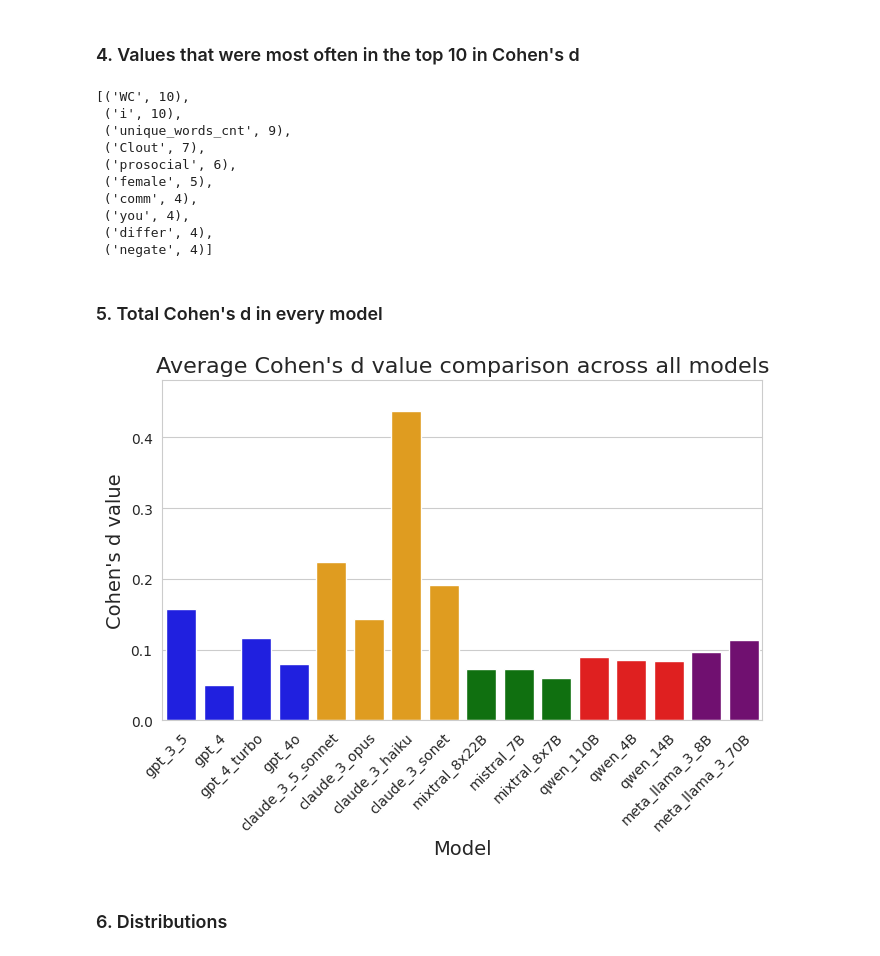
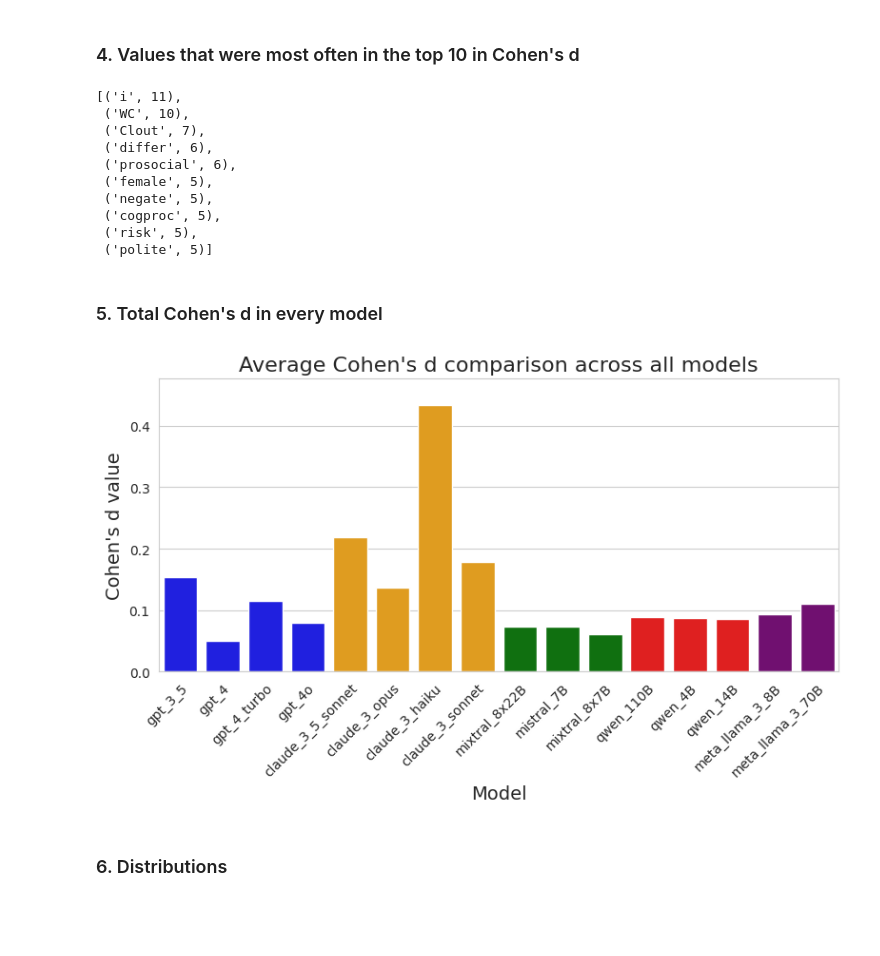
Before and after one commit to azoz01/data-science-workshop-2025L, a Jupyter notebook: text_feature_analysis/all_models_analysis.ipynb, the cells around one changed output. Drawn from its saved outputs; the diff is of its cells as text; code cells hidden in the pictures; blank space fills up the shorter version.

```diff
--- a/text_feature_analysis/all_models_analysis.ipynb
+++ b/text_feature_analysis/all_models_analysis.ipynb
@@ -8,7 +8,8 @@ from collections import Counter
 import warnings
 warnings.filterwarnings('ignore')
 # %%
-DATA_DIR = '../data/'
+DATA_DIR = '../data/gender_personality_models/'
+BASELINE_PATH = '../data/LLM_all_enriched_baseline_02.xlsx'
 PLOTS_DIR = './plots'
 
 PVALUE = 0.05
@@ -19,5 +20,11 @@ full_dfs = {
     '_'.join(os.path.splitext(file)[0].split('_')[3:]): pd.read_csv(DATA_DIR + file, decimal=',')
     for file in os.listdir(DATA_DIR)
     }
+
+baseline_df = pd.read_excel(BASELINE_PATH)
 # %%
 text_feature_cols = list(list(full_dfs.values())[0].columns[24:])
+baseline_feature_cols = list(baseline_df.columns[8:])
+
+# final features
+text_feature_cols = list(set(text_feature_cols).intersection(set(baseline_feature_cols)))
@@ -68,16 +67,16 @@ for model_name, cohens_ds in all_cohens_ds.items():
 most_common_cohens_d = Counter(counter_cohens_d).most_common(num_top_values)
 most_common_cohens_d
 # %% [output]
-[('WC', 10),
- ('i', 10),
- ('unique_words_cnt', 9),
+[('i', 11),
+ ('WC', 10),
  ('Clout', 7),
+ ('differ', 6),
  ('prosocial', 6),
  ('female', 5),
- ('comm', 4),
- ('you', 4),
- ('differ', 4),
- ('negate', 4)]
+ ('negate', 5),
+ ('cogproc', 5),
+ ('risk', 5),
+ ('polite', 5)]
 # %%
 for feature, frequency in most_common_cohens_d[:num_top_values]:
     feature_cohens_d = dict()
@@ -99,9 +98,9 @@ for model_name, cohens_ds in all_cohens_ds.items():
     total =  np.mean(np.abs(np.array(list(cohens_ds.values()))))
     total_cohens_d[model_name] = total
 # %%
-plot_total_cohens_d(total_cohens_d)
+plot_total_cohens_d(total_cohens_d, path_to_save=PLOTS_DIR)
 # %% [output]
-[figure, old version]
+[figure, new version]
 # %% [markdown]
 ### 6. Distributions
 # %%
```
Also changed, not shown: parts of 5 cells of this notebook, 51 other files.
